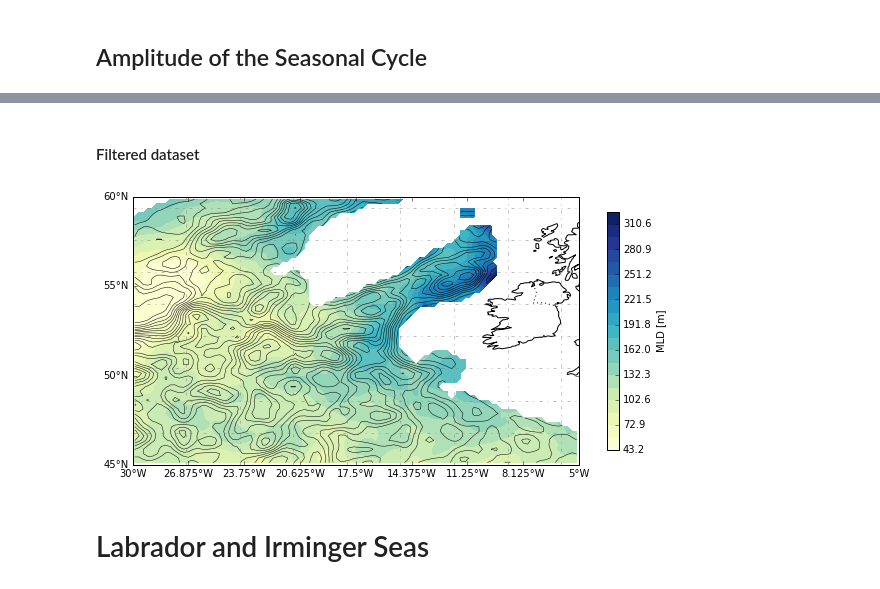
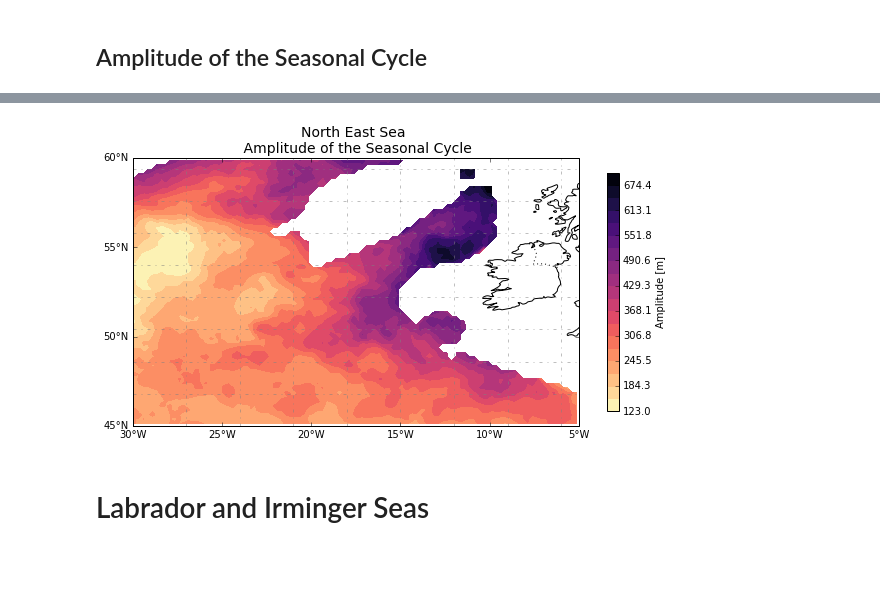
Before and after one commit to LilianG0/MLD-Project, a Jupyter notebook: Notebooks/Finals/Peak-to-peak.ipynb, the cells around one changed output, grey strips where cells are left out. Saved outputs shown, nothing was run; the diff lists cells and outputs as text; code cells hidden in the pictures; blank space fills up the shorter version.

```diff
--- a/Notebooks/Finals/Peak-to-peak.ipynb
+++ b/Notebooks/Finals/Peak-to-peak.ipynb
@@ -397,11 +345,12 @@ plt.savefig('/home/lgarcia/Documents/Scripts/Images/Gul-std-filter.png')
 ## Amplitude of the Seasonal Cycle
 # %%
 r2 = 'noe'
-reg_n = Crops(r2, c_armor)
-reg_n = Masking(reg_n, reg_n.to[0,25])
+noe1 = Crops(r2, c_armor1)
+noe15 = Crops(r2, c_armor15)
+noe15 = Masking(noe15, noe15.to[0,25])
 # %%
-rn_min = reg_n.groupby('time.year').min(dim='time')
-rn_max = reg_n.groupby('time.year').max(dim='time')
+rn_min = noe1.groupby('time.year').min(dim='time')
+rn_max = noe1.groupby('time.year').max(dim='time')
 
 amp_yn = rn_max - rn_min
 amp_mean_n = amp_yn.mean(dim='year')
@@ -485,11 +364,20 @@ plt.savefig('/home/lgarcia/Documents/Scripts/Images/Noe-std-complete.png')
-# %% [markdown]
-#### Filtered dataset
-# %%
-ax = Plot_2D(std_n.where(std_n.mask == 1), r2, *cm_levsf, t=None,
-             cmap='YlGnBu', ext='neither', cont_line=True, nlines=20)
-plt.savefig('/home/lgarcia/Documents/Scripts/Images/Noe-std-filter.png')
-# %% [output]
-[figure, removed]
+# %%
+cm_levs = (123., 705, 20)
+# %%
+plt.close()
+
+fig_title = 'North East Sea \n Amplitude of the Seasonal Cycle'
+var = amp_mean_n.mlotst.where(noe15.mask==1)
+
+ax = Plot_2D(var, r2, *cm_levs, t=None, cmap='magma_r',
+             label='Amplitude [m]', ext='neither', cont_line=False, nlines=15)
+
+ax.set_title(fig_title, fontsize=14)
+
+plt.savefig(dir_o + 'Noe-p2p.png', bbox_inches='tight')
+plt.show()
+# %% [output]
+[figure, added]
 # %% [markdown]
 # Labrador and Irminger Seas
 # %% [markdown]
```
Also changed, not shown: parts of 72 cells of this notebook, 15 other files.
